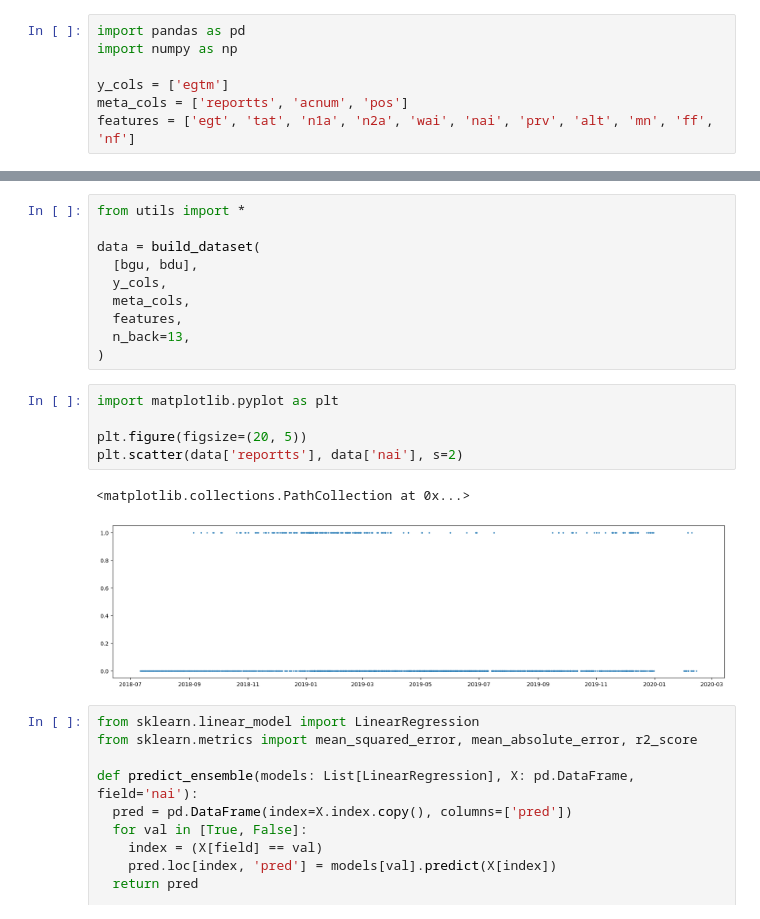
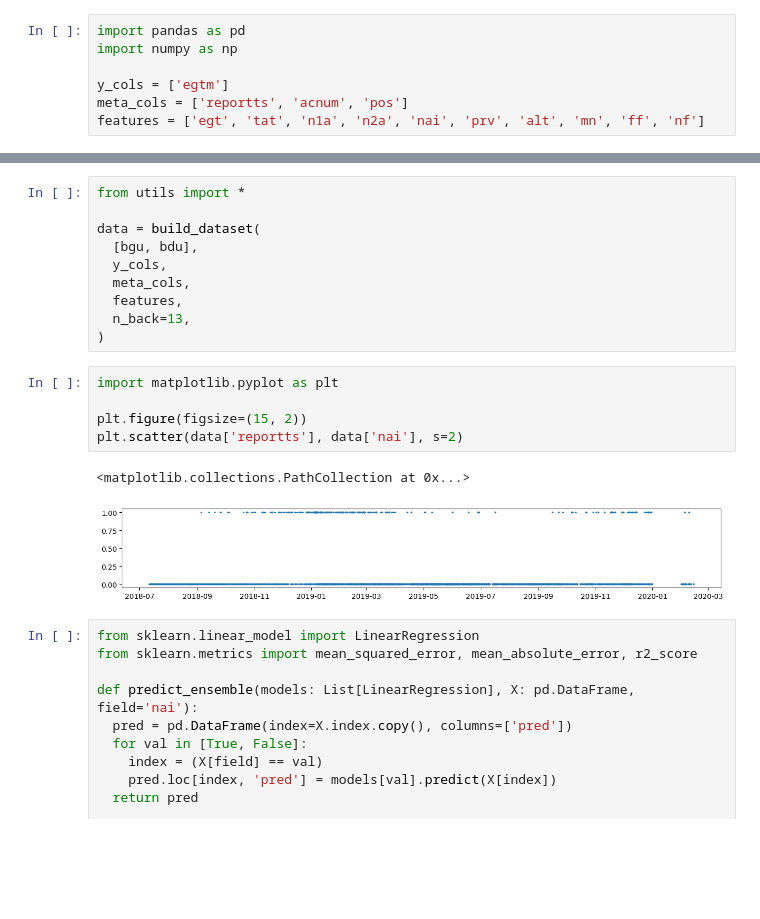
Before and after one commit to skeptlk/ecm, a Jupyter notebook: ex6_nai.ipynb, the cells around one changed output, grey strips where cells are left out. Drawn from its saved outputs; the diff is of its cells as text; blank space fills up the shorter version.

```diff
--- a/ex6_nai.ipynb
+++ b/ex6_nai.ipynb
@@ -10,7 +10,7 @@ import numpy as np
 
 y_cols = ['egtm']
 meta_cols = ['reportts', 'acnum', 'pos']
-features = ['egt', 'tat', 'n1a', 'n2a', 'wai', 'nai', 'prv', 'alt', 'mn', 'ff', 'nf']
+features = ['egt', 'tat', 'n1a', 'n2a', 'nai', 'prv', 'alt', 'mn', 'ff', 'nf']
 # %%
 fleet = ['VQ-BGU', 'VQ-BDU']
 
@@ -41,11 +43,11 @@ data = build_dataset(
 # %%
 import matplotlib.pyplot as plt
 
-plt.figure(figsize=(20, 5))
+plt.figure(figsize=(15, 2))
 plt.scatter(data['reportts'], data['nai'], s=2)
 # %% [output]
 <matplotlib.collections.PathCollection at 0x...>
-[figure, old version]
+[figure, new version]
 # %%
 from sklearn.linear_model import LinearRegression
 from sklearn.metrics import mean_squared_error, mean_absolute_error, r2_score
```
Also changed, not shown: parts of 7 cells of this notebook, 1 other file.
